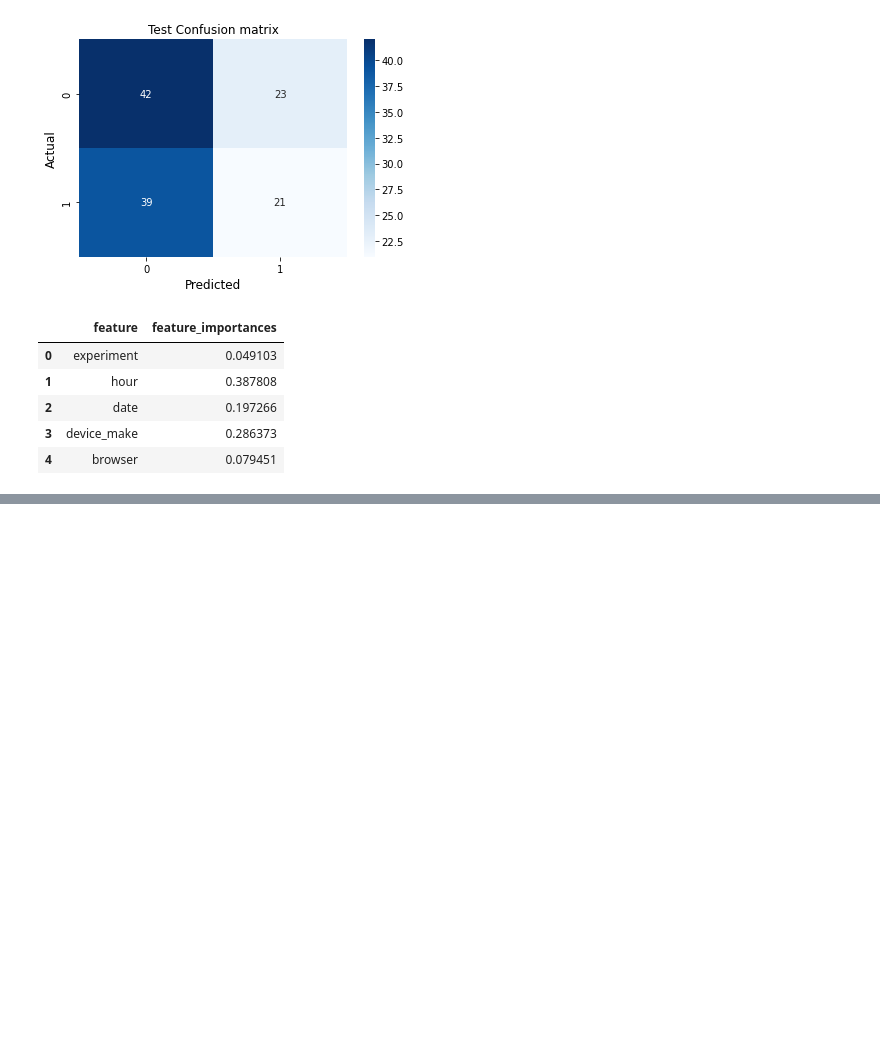
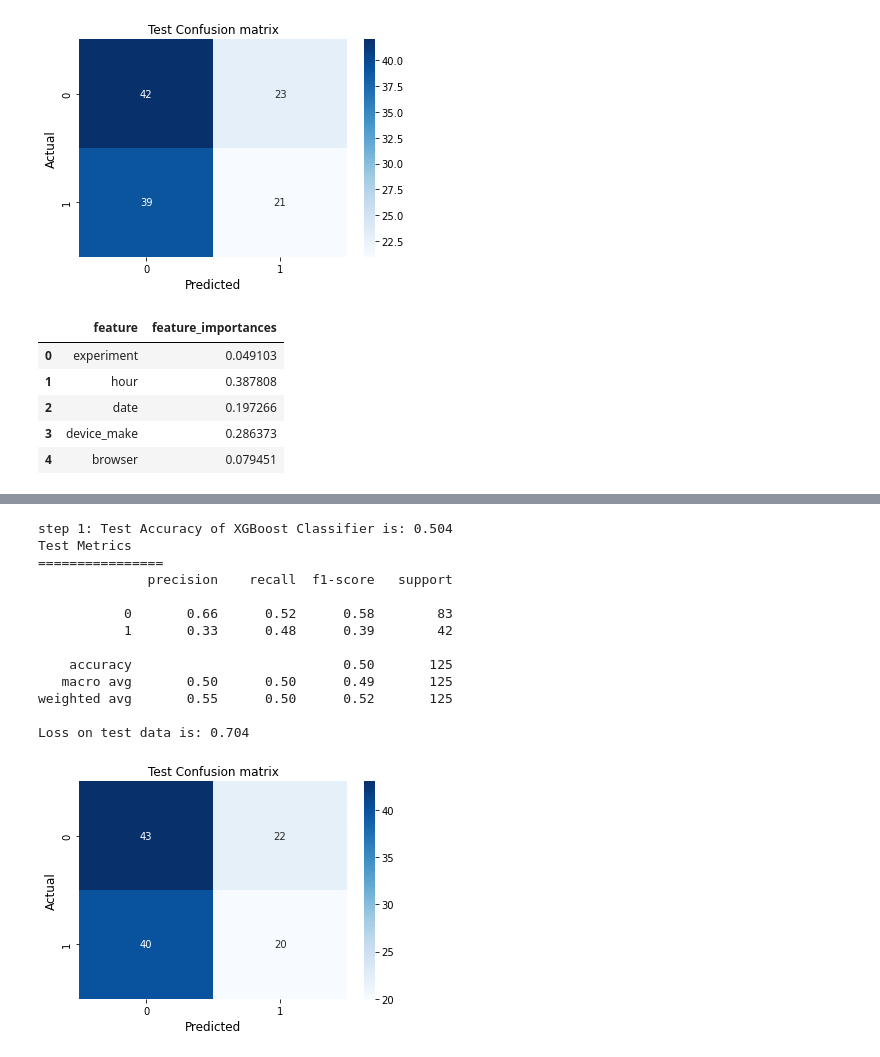
Before and after one commit to bkget/SmartAd-Performance-Aanalysis, a Jupyter notebook: notebooks/ml_ab_testing_2.ipynb, the cells around one changed output, grey strips where cells are left out. Cells and saved outputs as stored; diff of their text form; code cells hidden in the pictures; blank space fills up the shorter version.

Commit message:
Train with XGBoost classifier

```diff
--- a/notebooks/ml_ab_testing_2.ipynb
+++ b/notebooks/ml_ab_testing_2.ipynb
@@ -215,0 +218,3 @@ RF.get_feature_importance()
+# %%
+XG = TrainingClassifier(X_train, X_test,  y_train, y_test, "xgboost")
+clf, acc_arr, loss_arr = XG.train(5)
@@ -215,0 +236,19 @@ RF.get_feature_importance()
+# %%
+test_acc, loss, report, confusion_matrix = XG.test()
+print(f"Loss on test data is: {loss:.3f}")
+print()
+# %% [output]
+step 1: Test Accuracy of XGBoost Classifier is: 0.504
+Test Metrics
+================
+              precision    recall  f1-score   support
+
+           0       0.66      0.52      0.58        83
+           1       0.33      0.48      0.39        42
+
+    accuracy                           0.50       125
+   macro avg       0.50      0.50      0.49       125
+weighted avg       0.55      0.50      0.52       125
+
+Loss on test data is: 0.704
+[figure, added]
```
Also changed, not shown: parts of 3 cells of this notebook.
